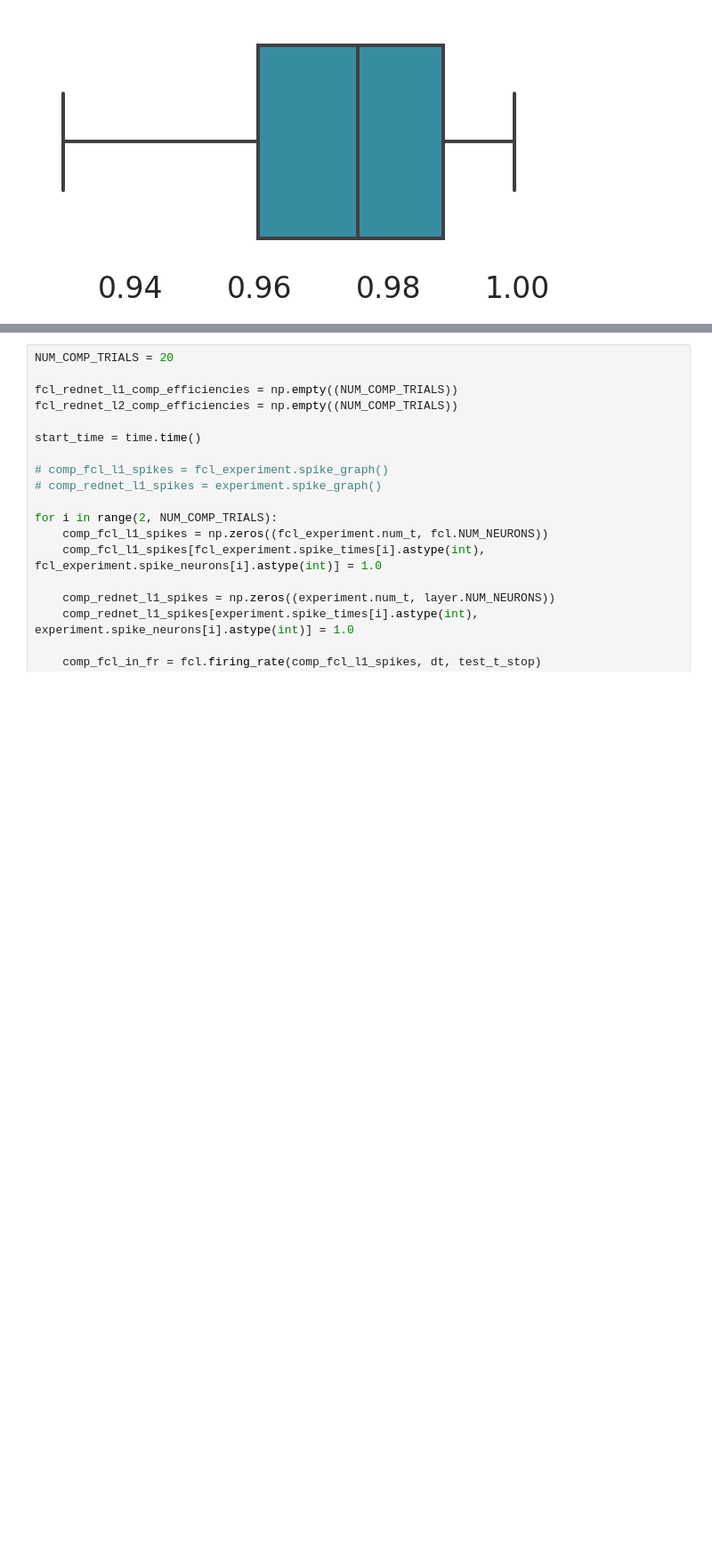
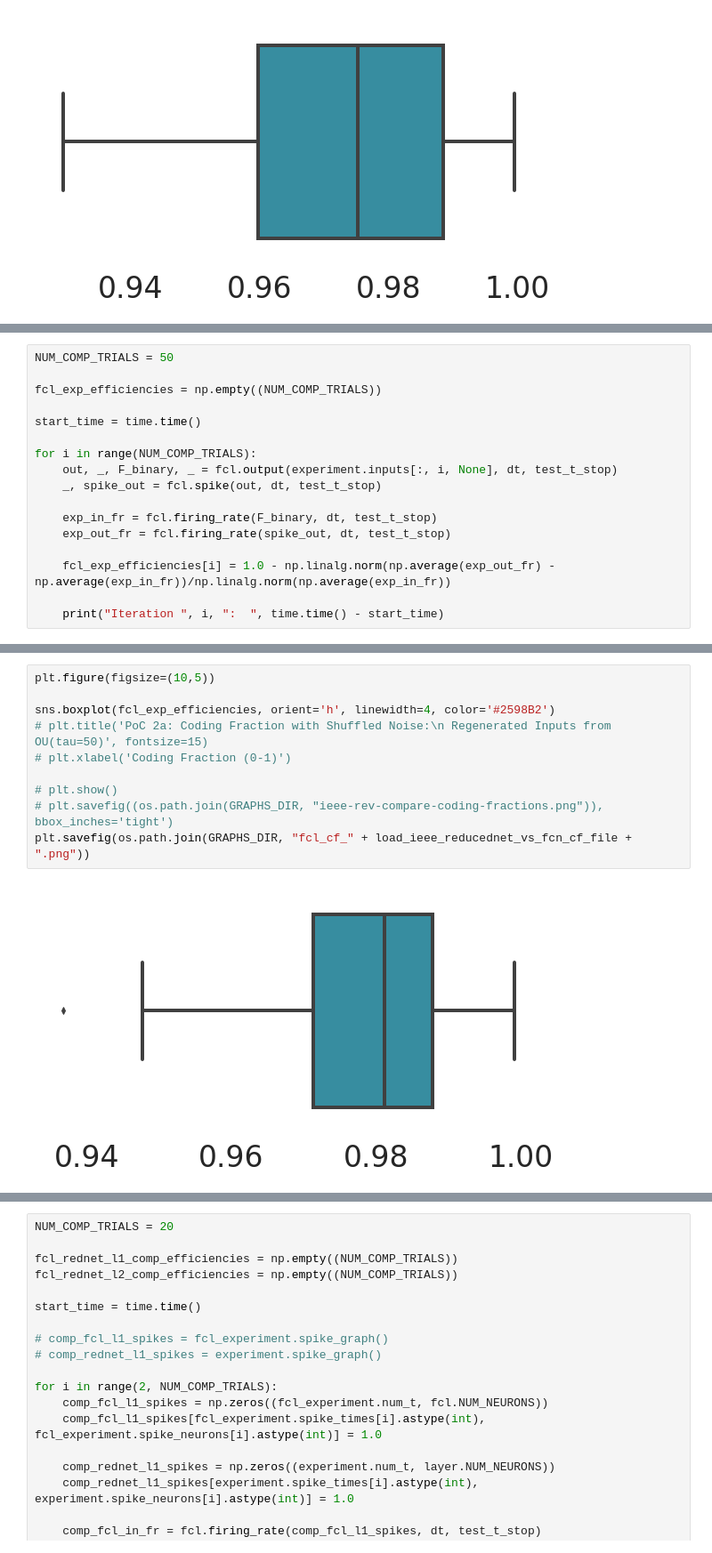
Before and after one commit to nsbspl/async-spike-propagation, a Jupyter notebook: main.ipynb, the cells around one changed output, grey strips where cells are left out. Shown at 89% size. Drawn from its saved outputs; the diff is of its cells as text; blank space fills up the shorter version.

Commit message:
New figures

```diff
--- a/main.ipynb
+++ b/main.ipynb
@@ -491,0 +489,17 @@ Mean 0.9731374598182354 std-dev:  0.018672595083439755
+# %%
+NUM_COMP_TRIALS = 50
+
+fcl_exp_efficiencies = np.empty((NUM_COMP_TRIALS))
+
+start_time = time.time()
+
+for i in range(NUM_COMP_TRIALS):
+    out, _, F_binary, _ = fcl.output(experiment.inputs[:, i, None], dt, test_t_stop)
+    _, spike_out = fcl.spike(out, dt, test_t_stop)
+
+    exp_in_fr = fcl.firing_rate(F_binary, dt, test_t_stop)
+    exp_out_fr = fcl.firing_rate(spike_out, dt, test_t_stop)
+
+    fcl_exp_efficiencies[i] = 1.0 - np.linalg.norm(np.average(exp_out_fr) - np.average(exp_in_fr))/np.linalg.norm(np.average(exp_in_fr))
+
+    print("Iteration ", i, ":  ", time.time() - start_time)
@@ -491,0 +524,12 @@ Mean 0.9731374598182354 std-dev:  0.018672595083439755
+# %%
+plt.figure(figsize=(10,5))
+
+sns.boxplot(fcl_exp_efficiencies, orient='h', linewidth=4, color='#2598B2')
+# plt.title('PoC 2a: Coding Fraction with Shuffled Noise:\n Regenerated Inputs from OU(tau=50)', fontsize=15)
+# plt.xlabel('Coding Fraction (0-1)')
+
+# plt.show()
+# plt.savefig((os.path.join(GRAPHS_DIR, "ieee-rev-compare-coding-fractions.png")), bbox_inches='tight')
+plt.savefig(os.path.join(GRAPHS_DIR, "fcl_cf_" + load_ieee_reducednet_vs_fcn_cf_file + ".png"))
+# %% [output]
+[figure, added]
```
Also changed, not shown: parts of 5 cells of this notebook.
